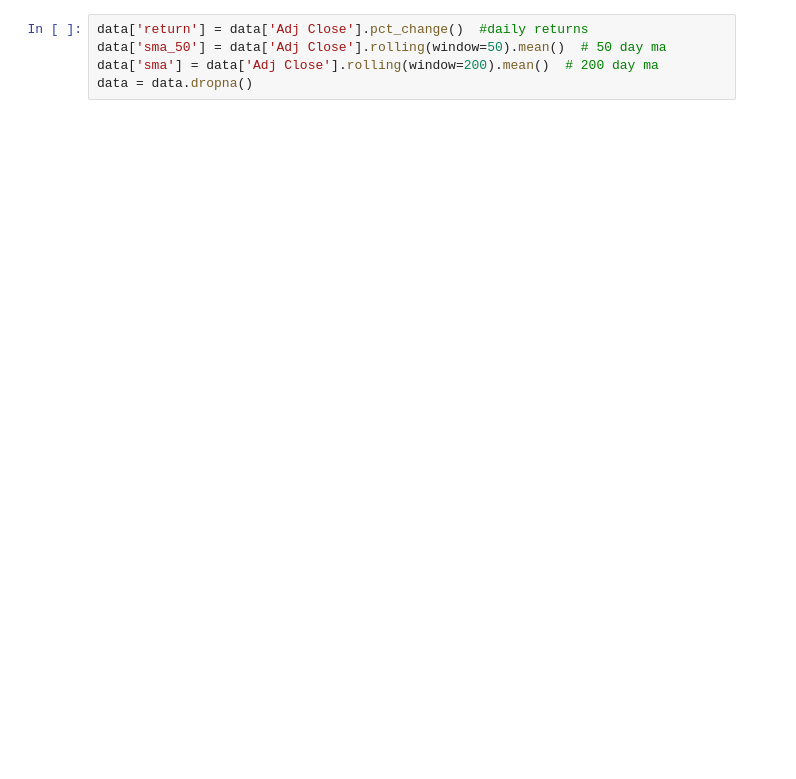
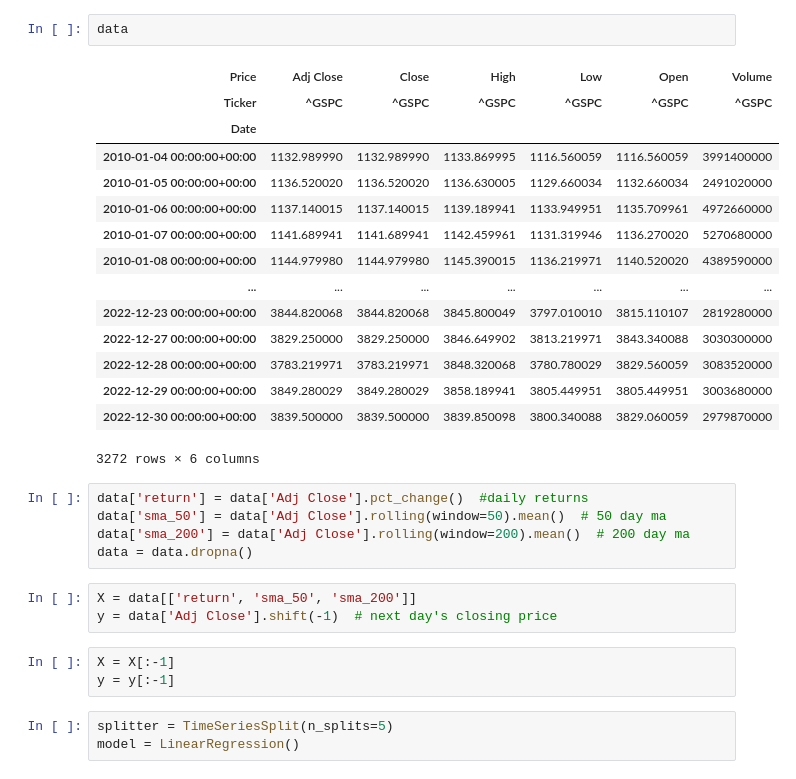
Before and after one commit to akrokosz/BETELGEZA, a Jupyter notebook: jp.ipynb, the cells around one changed output. Saved outputs shown, nothing was run; the diff lists cells and outputs as text; blank space fills up the shorter version.

```diff
--- a/jp.ipynb
+++ b/jp.ipynb
@@ -39,5 +21,32 @@ data = yf.download(ticker, start="2010-01-01", end="2023-01-01")
+# %%
+data
+# %% [output]
+| Price | Adj Close | Close | High | Low | Open | Volume |
+| Ticker | ^GSPC | ^GSPC | ^GSPC | ^GSPC | ^GSPC | ^GSPC |
+| Date |  |  |  |  |  |  |
+| 2010-01-04 00:00:00+00:00 | 1132.989990 | 1132.989990 | 1133.869995 | 1116.560059 | 1116.560059 | 3991400000 |
+| 2010-01-05 00:00:00+00:00 | 1136.520020 | 1136.520020 | 1136.630005 | 1129.660034 | 1132.660034 | 2491020000 |
+| 2010-01-06 00:00:00+00:00 | 1137.140015 | 1137.140015 | 1139.189941 | 1133.949951 | 1135.709961 | 4972660000 |
+| 2010-01-07 00:00:00+00:00 | 1141.689941 | 1141.689941 | 1142.459961 | 1131.319946 | 1136.270020 | 5270680000 |
+| 2010-01-08 00:00:00+00:00 | 1144.979980 | 1144.979980 | 1145.390015 | 1136.219971 | 1140.520020 | 4389590000 |
+| ... | ... | ... | ... | ... | ... | ... |
+| 2022-12-23 00:00:00+00:00 | 3844.820068 | 3844.820068 | 3845.800049 | 3797.010010 | 3815.110107 | 2819280000 |
+| 2022-12-27 00:00:00+00:00 | 3829.250000 | 3829.250000 | 3846.649902 | 3813.219971 | 3843.340088 | 3030300000 |
+| 2022-12-28 00:00:00+00:00 | 3783.219971 | 3783.219971 | 3848.320068 | 3780.780029 | 3829.560059 | 3083520000 |
+| 2022-12-29 00:00:00+00:00 | 3849.280029 | 3849.280029 | 3858.189941 | 3805.449951 | 3805.449951 | 3003680000 |
+| 2022-12-30 00:00:00+00:00 | 3839.500000 | 3839.500000 | 3839.850098 | 3800.340088 | 3829.060059 | 2979870000 |
+3272 rows × 6 columns
 # %%
 data['return'] = data['Adj Close'].pct_change()  #daily returns
 data['sma_50'] = data['Adj Close'].rolling(window=50).mean()  # 50 day ma
-data['sma'] = data['Adj Close'].rolling(window=200).mean()  # 200 day ma
+data['sma_200'] = data['Adj Close'].rolling(window=200).mean()  # 200 day ma
 data = data.dropna()
+# %%
+X = data[['return', 'sma_50', 'sma_200']]
+y = data['Adj Close'].shift(-1)  # next day's closing price
+# %%
+X = X[:-1]
+y = y[:-1]
+# %%
+splitter = TimeSeriesSplit(n_splits=5)
+model = LinearRegression()
```
Also changed, not shown: parts of 15 cells of this notebook.
